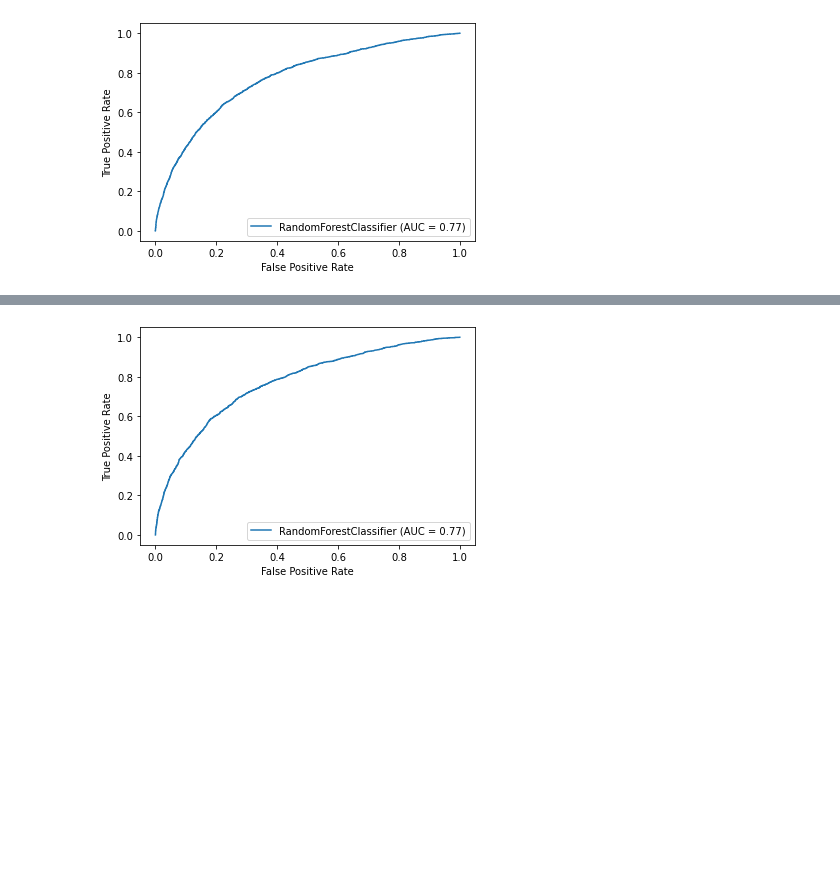
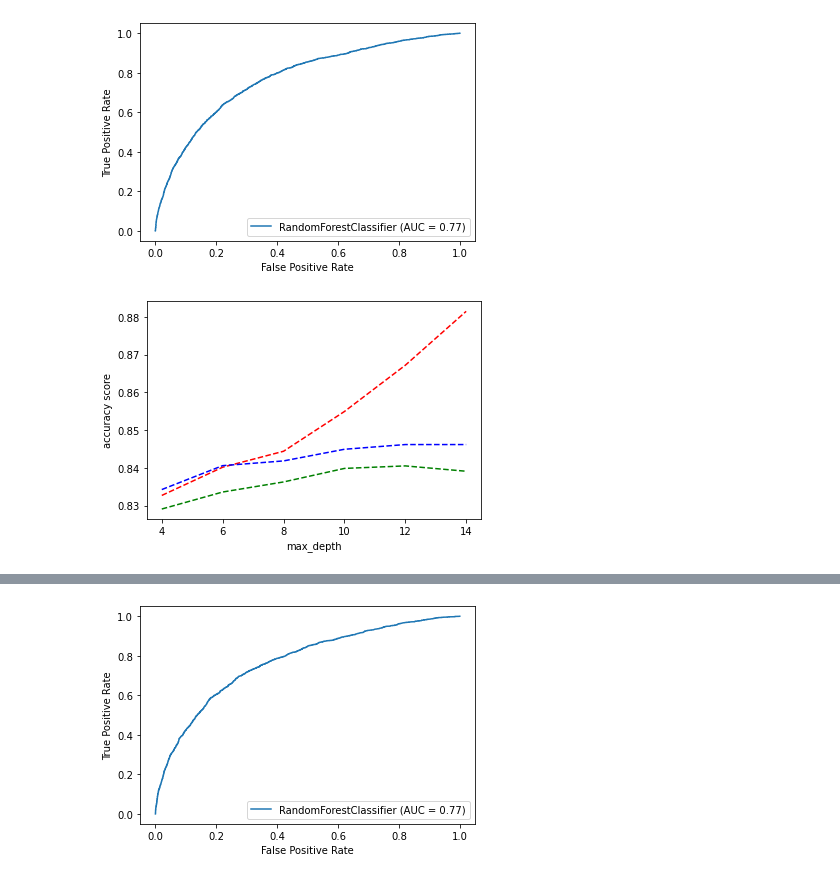
Before and after one commit to s3785704/machine-learning-assign01, a Jupyter notebook: assign1.ipynb, the cells around one changed output, grey strips where cells are left out. Drawn from its saved outputs; the diff is of its cells as text; code cells hidden in the pictures; blank space fills up the shorter version.

```diff
--- a/assign1.ipynb
+++ b/assign1.ipynb
@@ -838,17 +844,25 @@ plt.show()
 # %%
 from sklearn.metrics import *
+train_acc_balanced=list()
+val_acc_balanced  =list()
+test_acc_balanced = list()
 train_acc=list()
 val_acc  =list()
 train_class = list()
 val_class = list()
+test_acc = list()
 for depth in [4,6,8,10,12,14]:
     rf = RandomForestClassifier(max_depth=depth, random_state=0)
     rf.fit(train_X, train_y)
     pred_train_y = rf.predict(train_X)
     pred_val_y   = rf.predict(val_X)
     pred_test_y   = rf.predict(test_X)
-    train_acc.append(balanced_accuracy_score(train_y,pred_train_y))
-    val_acc.append(balanced_accuracy_score(val_y,pred_val_y))
+    train_acc_balanced.append(balanced_accuracy_score(train_y,pred_train_y))
+    val_acc_balanced.append(balanced_accuracy_score(val_y,pred_val_y))
+    test_acc_balanced.append(balanced_accuracy_score(test_y,pred_test_y))
+    train_acc.append(accuracy_score(train_y,pred_train_y))
+    val_acc.append(accuracy_score(val_y,pred_val_y))
+    test_acc.append(accuracy_score(test_y,pred_test_y))
     train_class.append(classification_report(train_y,pred_train_y))
     val_class.append(classification_report(val_y,pred_val_y))
     string = "RF Validation " + str(depth) + " "
@@ -880,3 +894,16 @@ RF Test       4 _L0       0.83      1.00      0.91      9943
 [figure]
 [figure]
 [figure]
+# %%
+depths=[4,6,8,10,12,14]
+plt.plot(depths,train_acc,'r--')
+#validation accuracy
+plt.plot(depths,val_acc,'b--')
+#test_acc
+plt.plot(depths,test_acc,'g--')
+plt.xlabel('max_depth')
+plt.ylabel('accuracy score')
+
+plt.show()
+# %% [output]
+[figure, added]
```
Also changed, not shown: parts of 13 cells of this notebook.
